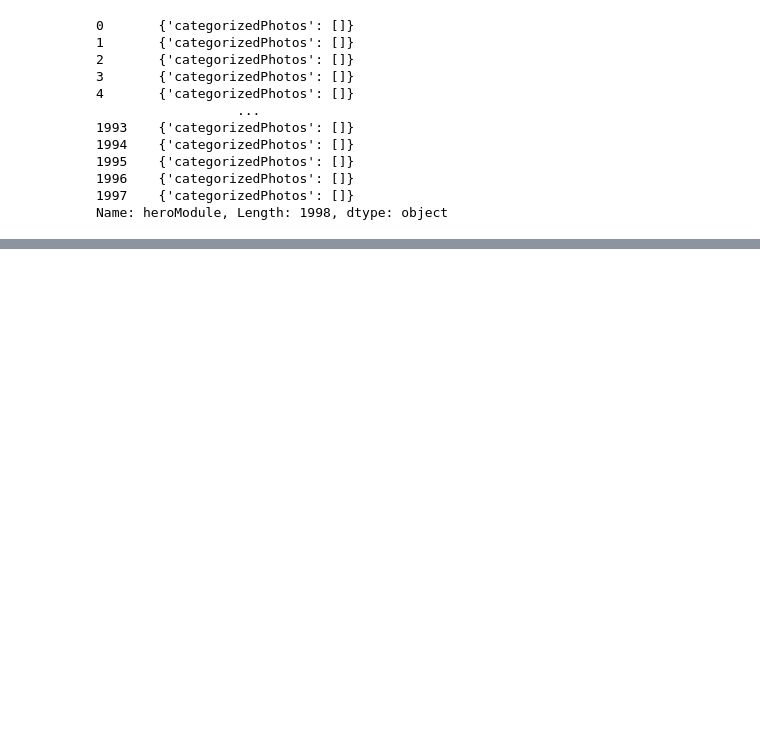
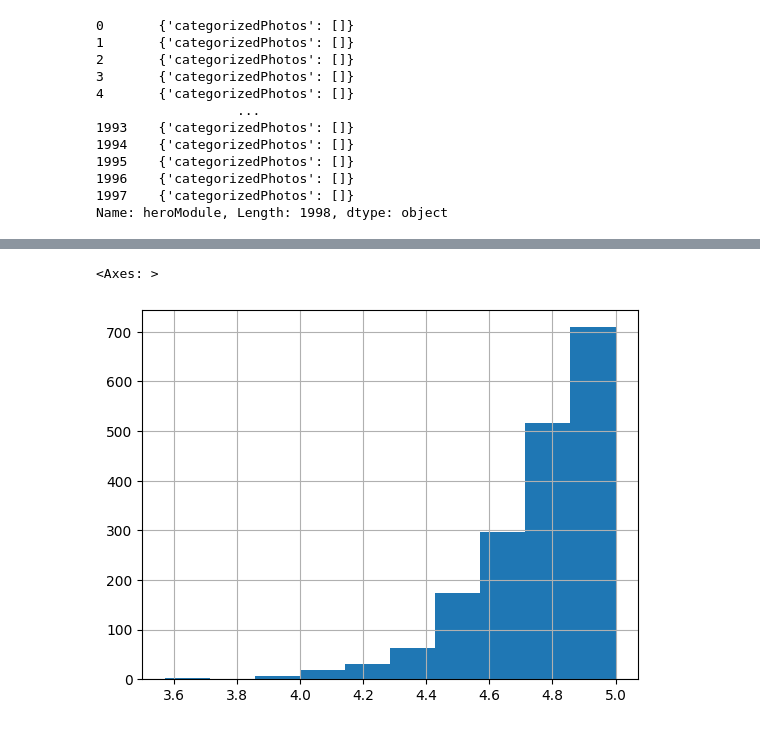
Before and after one commit to manuelarcer/airbnylizer, a Jupyter notebook: explore_largeJSON.ipynb, the cells around one changed output, grey strips where cells are left out. Cells and saved outputs as stored; diff of their text form; code cells hidden in the pictures; blank space fills up the shorter version.

Commit message:
Finilze with variable creation and plot histagrams

```diff
--- a/explore_largeJSON.ipynb
+++ b/explore_largeJSON.ipynb
@@ -325,0 +360,5 @@ KeyError: 'rate'
+# %%
+df.stars.hist()
+# %% [output]
+<Axes: >
+[figure, added]
```
Also changed, not shown: parts of 40 cells of this notebook.
